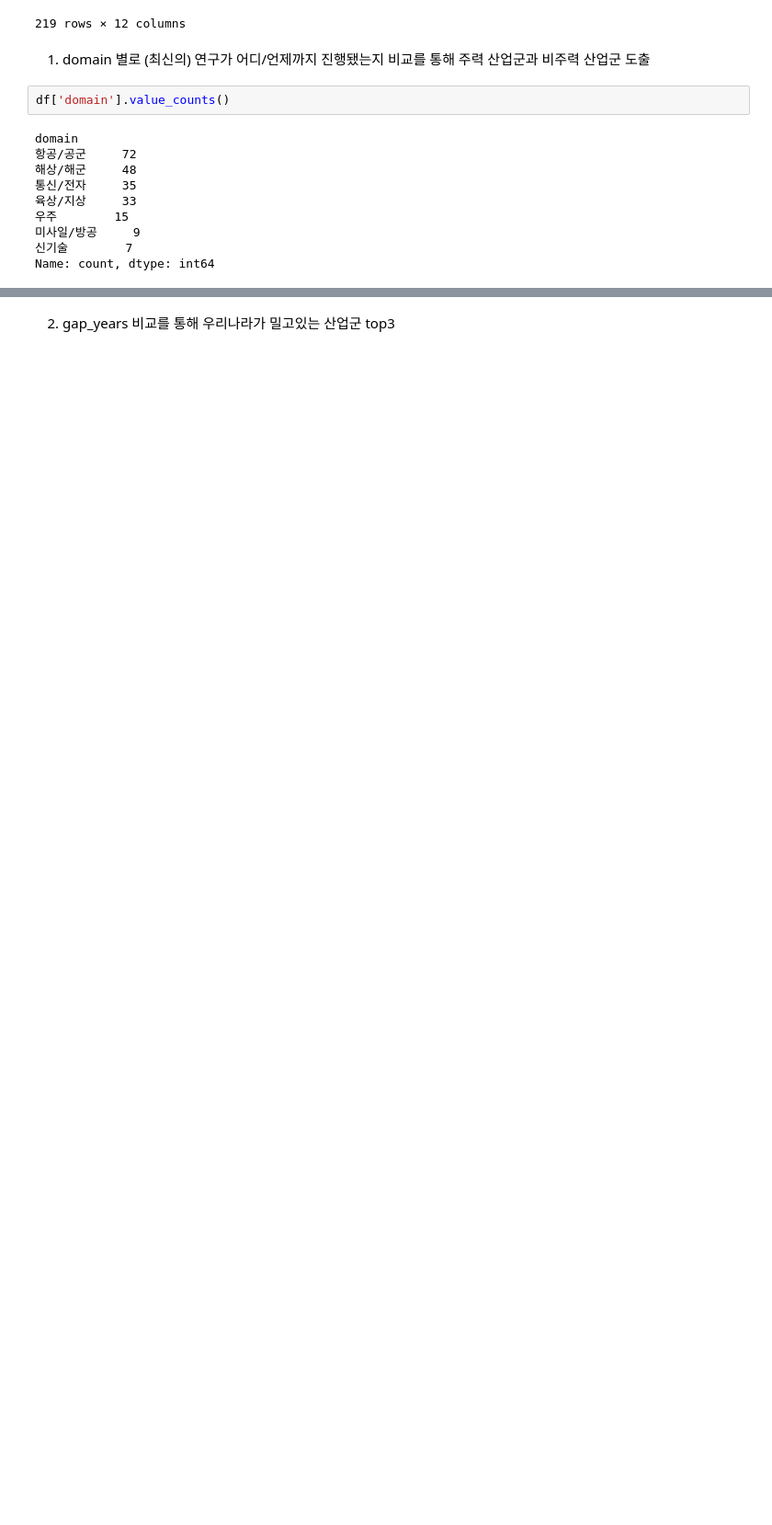
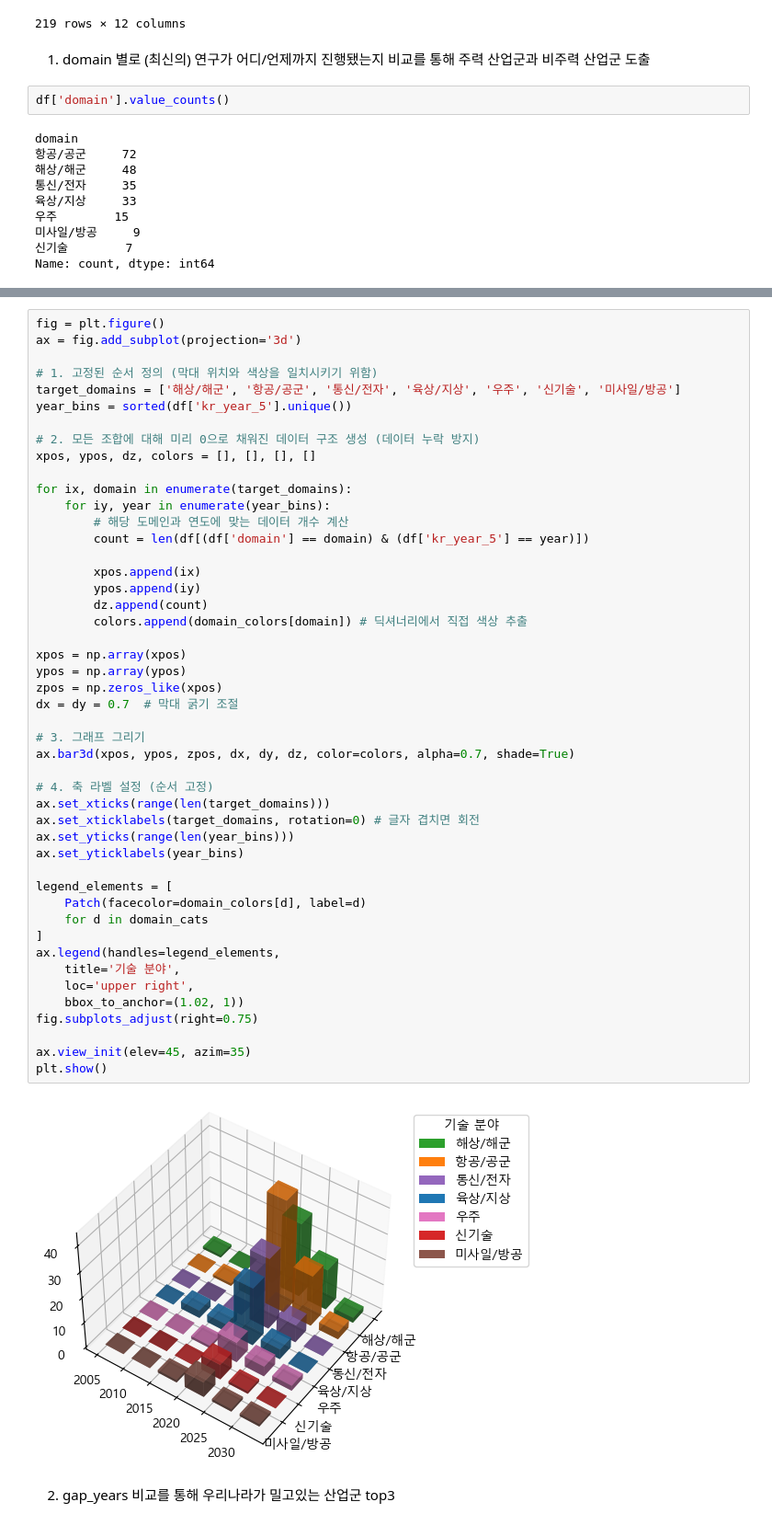
Before and after one commit to sooinp/Desktop, a Jupyter notebook: VSCode/크롤링프로젝트/판다스하기.ipynb, the cells around one changed output, grey strips where cells are left out. Shown at 92% size. Saved outputs shown, nothing was run; the diff lists cells and outputs as text; blank space fills up the shorter version.

```diff
--- a/VSCode/크롤링프로젝트/판다스하기.ipynb
+++ b/VSCode/크롤링프로젝트/판다스하기.ipynb
@@ -360,2 +485,51 @@ Name: count, dtype: int64
+# %%
+fig = plt.figure()
+ax = fig.add_subplot(projection='3d')
+
+# 1. 고정된 순서 정의 (막대 위치와 색상을 일치시키기 위함)
+target_domains = ['해상/해군', '항공/공군', '통신/전자', '육상/지상', '우주', '신기술', '미사일/방공']
+year_bins = sorted(df['kr_year_5'].unique())
+
+# 2. 모든 조합에 대해 미리 0으로 채워진 데이터 구조 생성 (데이터 누락 방지)
+xpos, ypos, dz, colors = [], [], [], []
+
+for ix, domain in enumerate(target_domains):
+    for iy, year in enumerate(year_bins):
+        # 해당 도메인과 연도에 맞는 데이터 개수 계산
+        count = len(df[(df['domain'] == domain) & (df['kr_year_5'] == year)])
+
+        xpos.append(ix)
+        ypos.append(iy)
+        dz.append(count)
+        colors.append(domain_colors[domain]) # 딕셔너리에서 직접 색상 추출
+
+xpos = np.array(xpos)
+ypos = np.array(ypos)
+zpos = np.zeros_like(xpos)
+dx = dy = 0.7  # 막대 굵기 조절
+
+# 3. 그래프 그리기
+ax.bar3d(xpos, ypos, zpos, dx, dy, dz, color=colors, alpha=0.7, shade=True)
+
+# 4. 축 라벨 설정 (순서 고정)
+ax.set_xticks(range(len(target_domains)))
+ax.set_xticklabels(target_domains, rotation=0) # 글자 겹치면 회전
+ax.set_yticks(range(len(year_bins)))
+ax.set_yticklabels(year_bins)
+
+legend_elements = [
+    Patch(facecolor=domain_colors[d], label=d)
+    for d in domain_cats
+]
+ax.legend(handles=legend_elements,
+    title='기술 분야',
+    loc='upper right',
+    bbox_to_anchor=(1.02, 1))
+fig.subplots_adjust(right=0.75)
+
+ax.view_init(elev=45, azim=35)
+plt.show()
+# %% [output]
+[figure, added]
 # %% [markdown]
 2. gap_years 비교를 통해 우리나라가 밀고있는 산업군 top3
```
Also changed, not shown: parts of 14 cells of this notebook, 2 other files.
